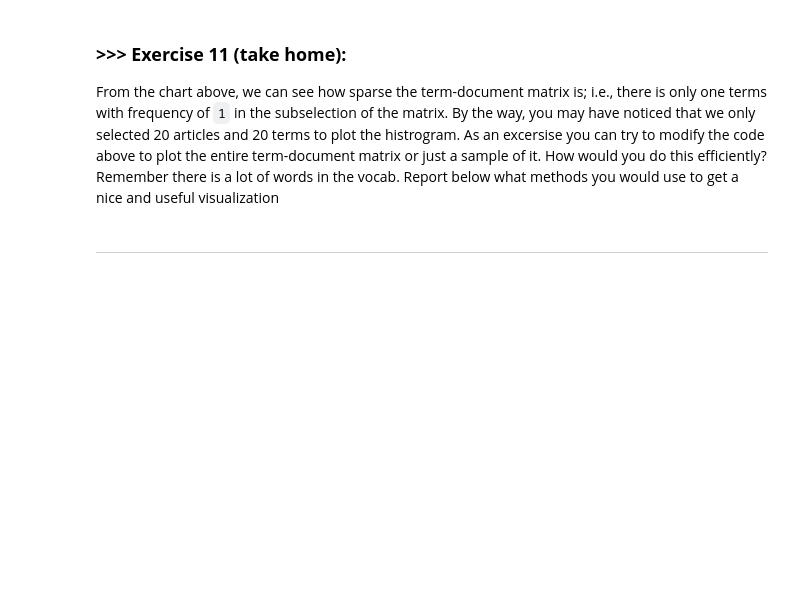
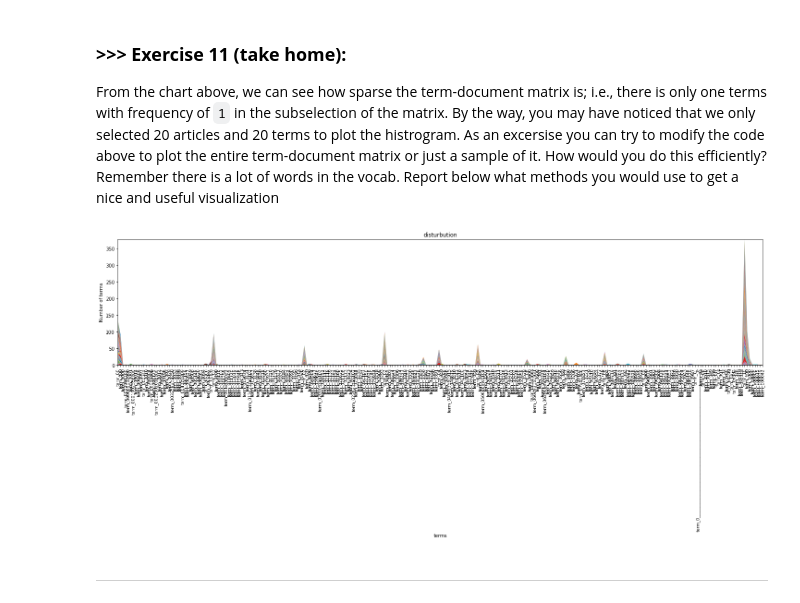
Before and after one commit to TwPanTsu/DM2022-Lab1-Master, a Jupyter notebook: DM2022-Lab1-Master.ipynb, the cells around one changed output. Saved outputs shown, nothing was run; the diff lists cells and outputs as text; code cells hidden in the pictures; blank space fills up the shorter version.

```diff
--- a/DM2022-Lab1-Master.ipynb
+++ b/DM2022-Lab1-Master.ipynb
@@ -1076,3 +1071,25 @@ From the chart above, we can see how sparse the term-document matrix is; i.e., t
+# %%
+# Answer here
+
+plot_x2 = ["term_"+str(i) for i in count_vect.get_feature_names_out()[0:250]]
+plot_y2 = ["doc_"+ str(i) for i in list(X.index)[0:]]
+plot_z2 = X_counts[0:, 0:250].toarray()
+
+
+fig, ax = plt.subplots(figsize=(25, 5))
+ax.stackplot(plot_x2, plot_z2, labels=plot_y2, alpha=1)
+ax.set_title('disturbution')
+ax.set_xlabel('terms')
+ax.set_ylabel('Number of terms')
+ax.margins(x=0,y=0)
+ax.tick_params(axis='x', which='major', labelsize=9)
+plt.xticks(rotation=90)
+plt.show()
+##I use Stackplots to visulize the gragh with 250 samples.
+##Nice and clean.It can contain all the document!
+##Around 10 graphs,it can represent all the data!
+# %% [output]
+[figure, added]
 # %% [markdown]
 ---
 # %% [markdown]
```
Also changed, not shown: parts of 20 cells of this notebook.
